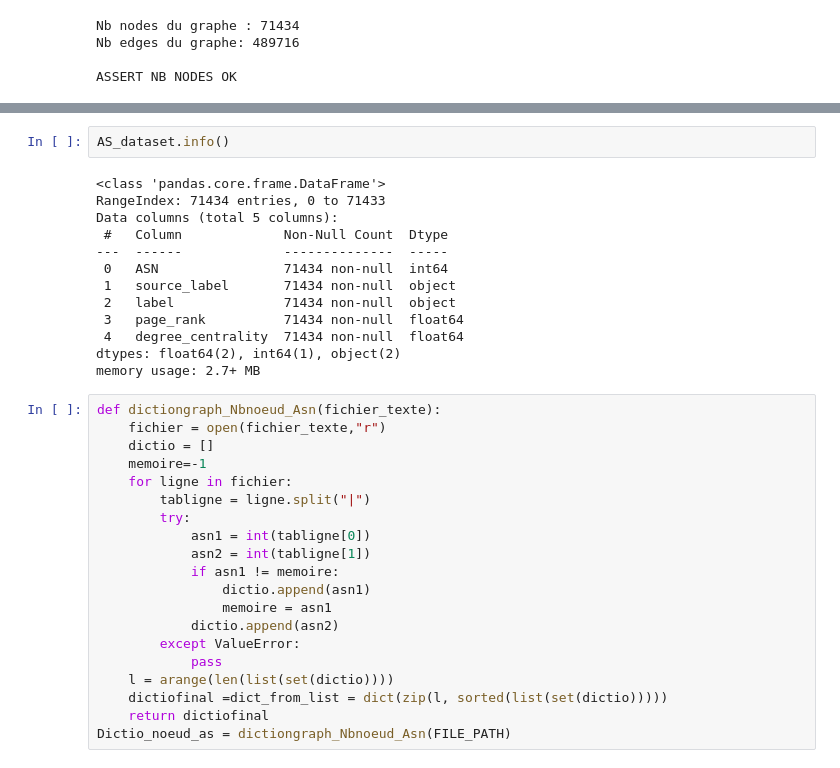
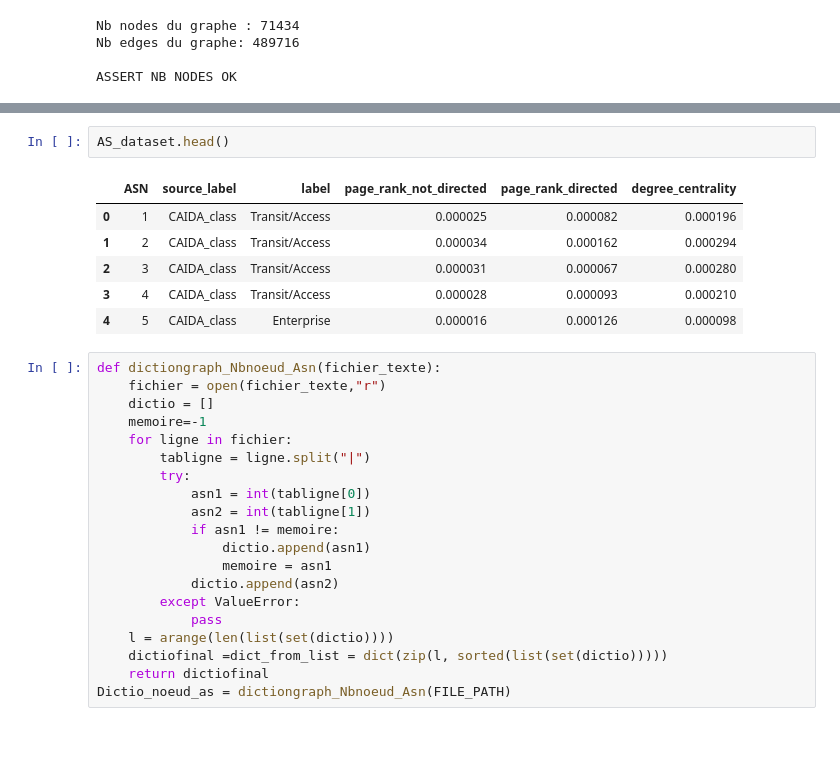
Before and after one commit to Viperine2022/projet_long_GCN_internet, a Jupyter notebook: IMPLANTATION/CAIDA/creation_datasetgraph.ipynb, the cells around one changed output, grey strips where cells are left out. Saved outputs shown, nothing was run; the diff lists cells and outputs as text; blank space fills up the shorter version.

```diff
--- a/IMPLANTATION/CAIDA/creation_datasetgraph.ipynb
+++ b/IMPLANTATION/CAIDA/creation_datasetgraph.ipynb
@@ -280,18 +304,12 @@ AS_dataset.head()
 # %%
-AS_dataset.info()
+AS_dataset.head()
 # %% [output]
-<class 'pandas.core.frame.DataFrame'>
-RangeIndex: 71434 entries, 0 to 71433
-Data columns (total 5 columns):
- #   Column             Non-Null Count  Dtype
----  ------             --------------  -----
- 0   ASN                71434 non-null  int64
- 1   source_label       71434 non-null  object
- 2   label              71434 non-null  object
- 3   page_rank          71434 non-null  float64
- 4   degree_centrality  71434 non-null  float64
-dtypes: float64(2), int64(1), object(2)
-memory usage: 2.7+ MB
+|  | ASN | source_label | label | page_rank_not_directed | page_rank_directed | degree_centrality |
+| 0 | 1 | CAIDA_class | Transit/Access | 0.000025 | 0.000082 | 0.000196 |
+| 1 | 2 | CAIDA_class | Transit/Access | 0.000034 | 0.000162 | 0.000294 |
+| 2 | 3 | CAIDA_class | Transit/Access | 0.000031 | 0.000067 | 0.000280 |
+| 3 | 4 | CAIDA_class | Transit/Access | 0.000028 | 0.000093 | 0.000210 |
+| 4 | 5 | CAIDA_class | Enterprise | 0.000016 | 0.000126 | 0.000098 |
 # %%
 def dictiongraph_Nbnoeud_Asn(fichier_texte):
     fichier = open(fichier_texte,"r")
```
Also changed, not shown: parts of 14 cells of this notebook, 4 other files.
